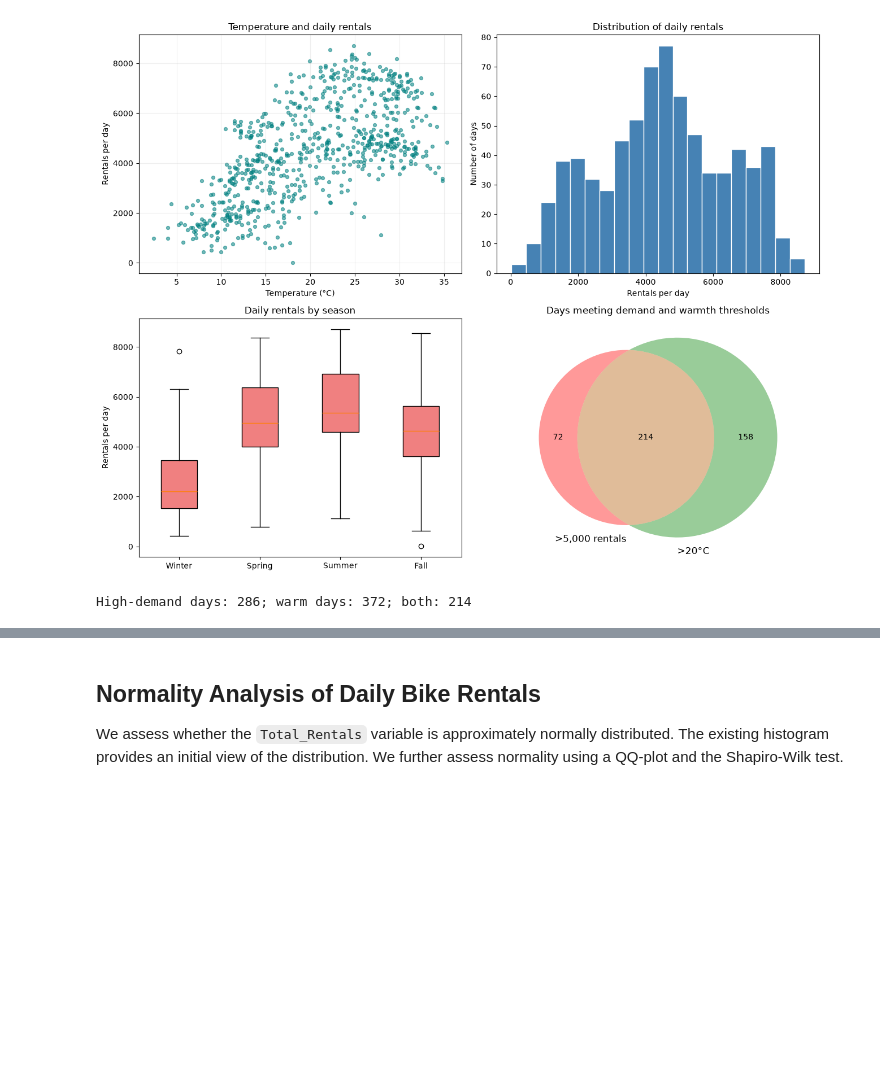
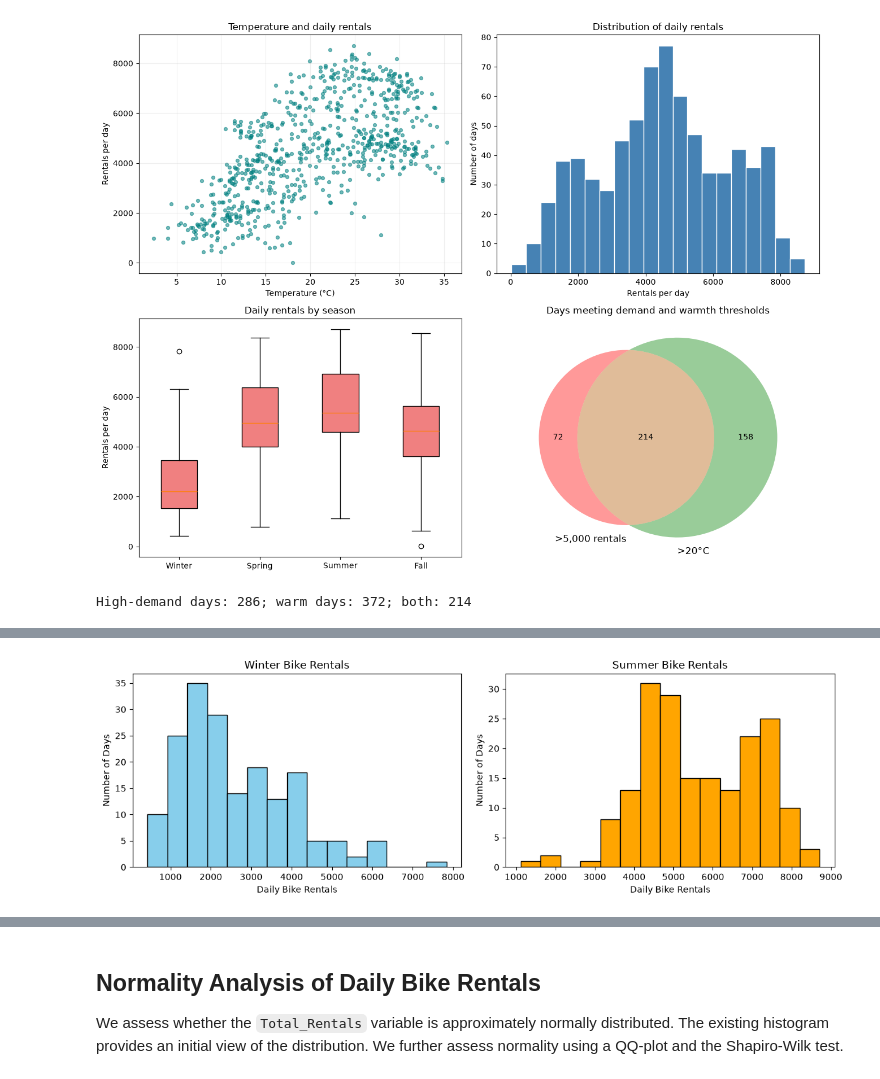
Before and after one commit to shainaulakh/Data_Analysis_Presentation1, a Jupyter notebook: src/Group_7_Bike_Sharing_Presentation.ipynb, the cells around one changed output, grey strips where cells are left out. Saved outputs shown, nothing was run; the diff lists cells and outputs as text; code cells hidden in the pictures; blank space fills up the shorter version.

```diff
--- a/src/Group_7_Bike_Sharing_Presentation_Revised.ipynb
+++ b/src/Group_7_Bike_Sharing_Presentation.ipynb
@@ -571,0 +593,26 @@ Fanaee-T, H. (2013). *Bike Sharing* [Dataset]. UCI Machine Learning Repository.
+# %%
+
+# Step 1: Select Winter and Summer rental data
+winter = df[df["Season"] == "Winter"]["Total_Rentals"]
+summer = df[df["Season"] == "Summer"]["Total_Rentals"]
+
+# Step 2: Create two histograms side by side
+fig, axes = plt.subplots(1, 2, figsize=(12, 4))
+
+# Step 3: Winter histogram
+axes[0].hist(winter, bins=15, color="skyblue", edgecolor="black")
+axes[0].set_title("Winter Bike Rentals")
+axes[0].set_xlabel("Daily Bike Rentals")
+axes[0].set_ylabel("Number of Days")
+
+# Step 4: Summer histogram
+axes[1].hist(summer, bins=15, color="orange", edgecolor="black")
+axes[1].set_title("Summer Bike Rentals")
+axes[1].set_xlabel("Daily Bike Rentals")
+axes[1].set_ylabel("Number of Days")
+
+# Step 5: Display the graphs
+plt.tight_layout()
+plt.show()
+# %% [output]
+[figure, added]
```
Also changed, not shown: parts of 14 cells of this notebook, 1 other file.
